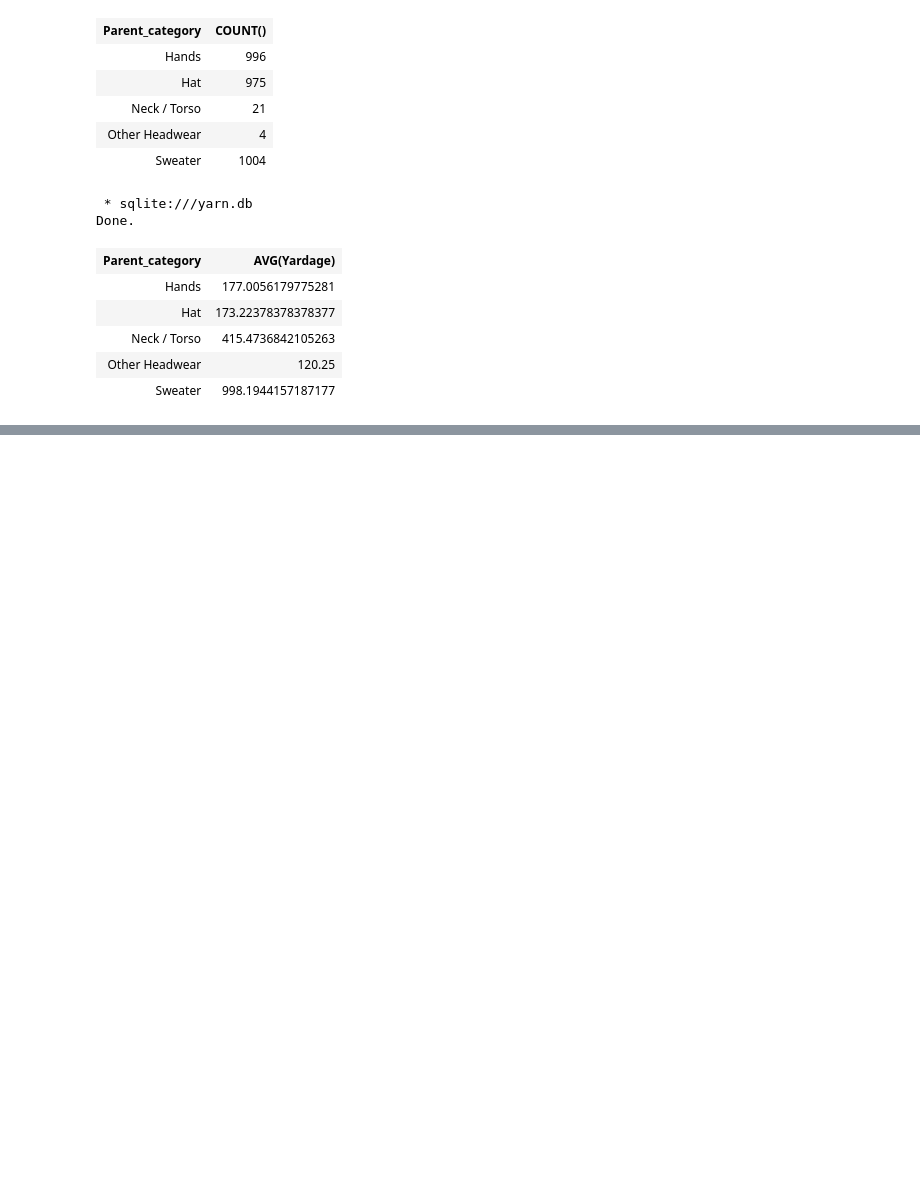
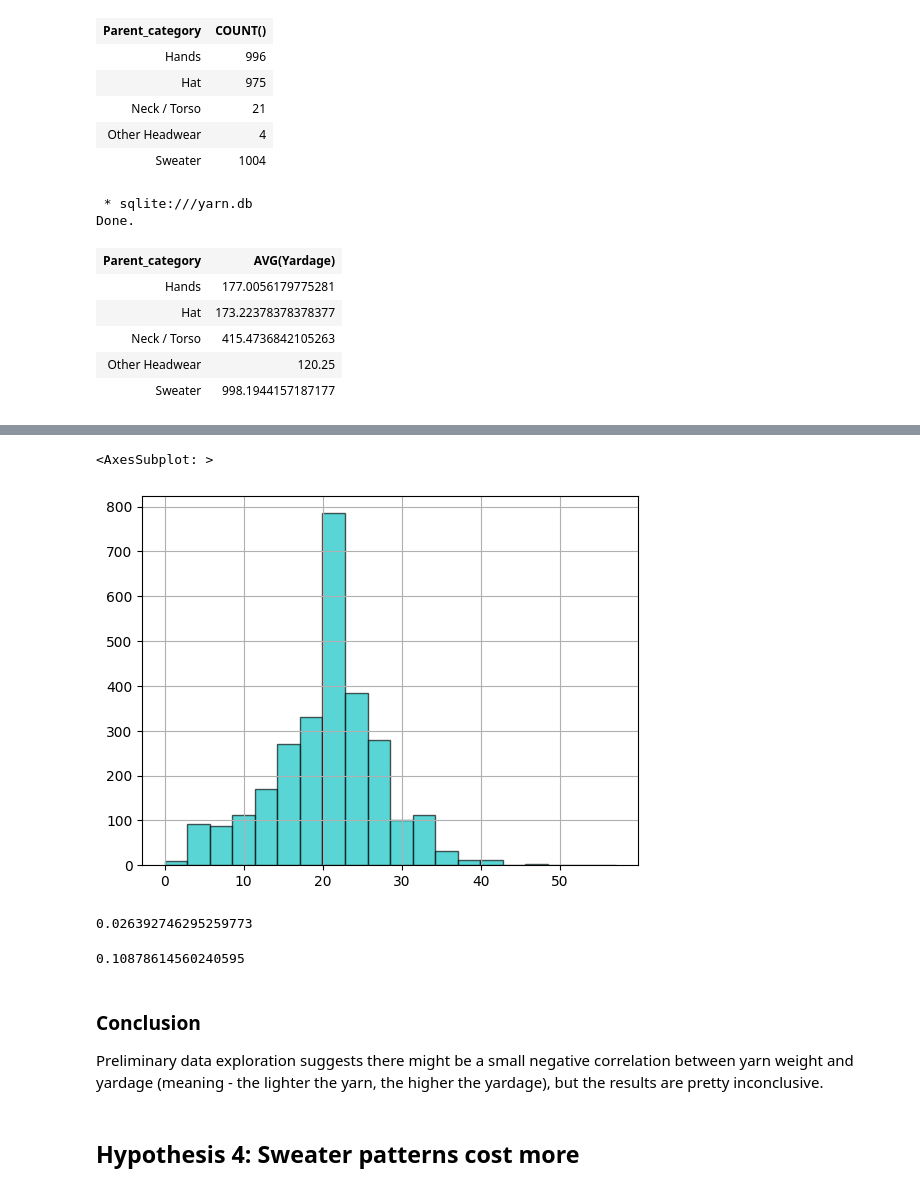
Before and after one commit to trueskawka/data-science-and-sql, a Jupyter notebook: notebook.ipynb, the cells around one changed output, grey strips where cells are left out. Drawn from its saved outputs; the diff is of its cells as text; code cells hidden in the pictures; blank space fills up the shorter version.

```diff
--- a/notebook.ipynb
+++ b/notebook.ipynb
@@ -205,0 +332,6 @@ Done.
+# %%
+# getting yardage data into a pandas data frame
+yardage_by_weight =%sql SELECT Yarn_weight, Gauge, Yardage FROM patterns;
+yardage_by_weight_df = yardage_by_weight.DataFrame()
+
+yardage_by_weight_df.groupby('Yarn_weight')['Yardage'].describe()
@@ -205,0 +424,20 @@ Done.
+# %%
+yardage_by_weight_df['Gauge'].hist(color='c', bins=20, edgecolor='k', alpha=0.65)
+# %% [output]
+<AxesSubplot: >
+[figure, added]
+# %%
+# calculate correlation
+yardage_by_weight_df['Yardage'].corr(yardage_by_weight_df['Gauge'])
+# %% [output]
+0.026392746295259773
+# %%
+# let's check it for sweaters only
+sweater_yardage_by_weight_df['Yardage'].corr(yardage_by_weight_df['Gauge'])
+# %% [output]
+0.10878614560240595
+# %% [markdown]
+### Conclusion
+Preliminary data exploration suggests there might be a small negative correlation between yarn weight and yardage (meaning - the lighter the yarn, the higher the yardage), but the results are pretty inconclusive.
+# %% [markdown]
+## Hypothesis 4: Sweater patterns cost more
```
Also changed, not shown: parts of 33 cells of this notebook, 2 other files.
